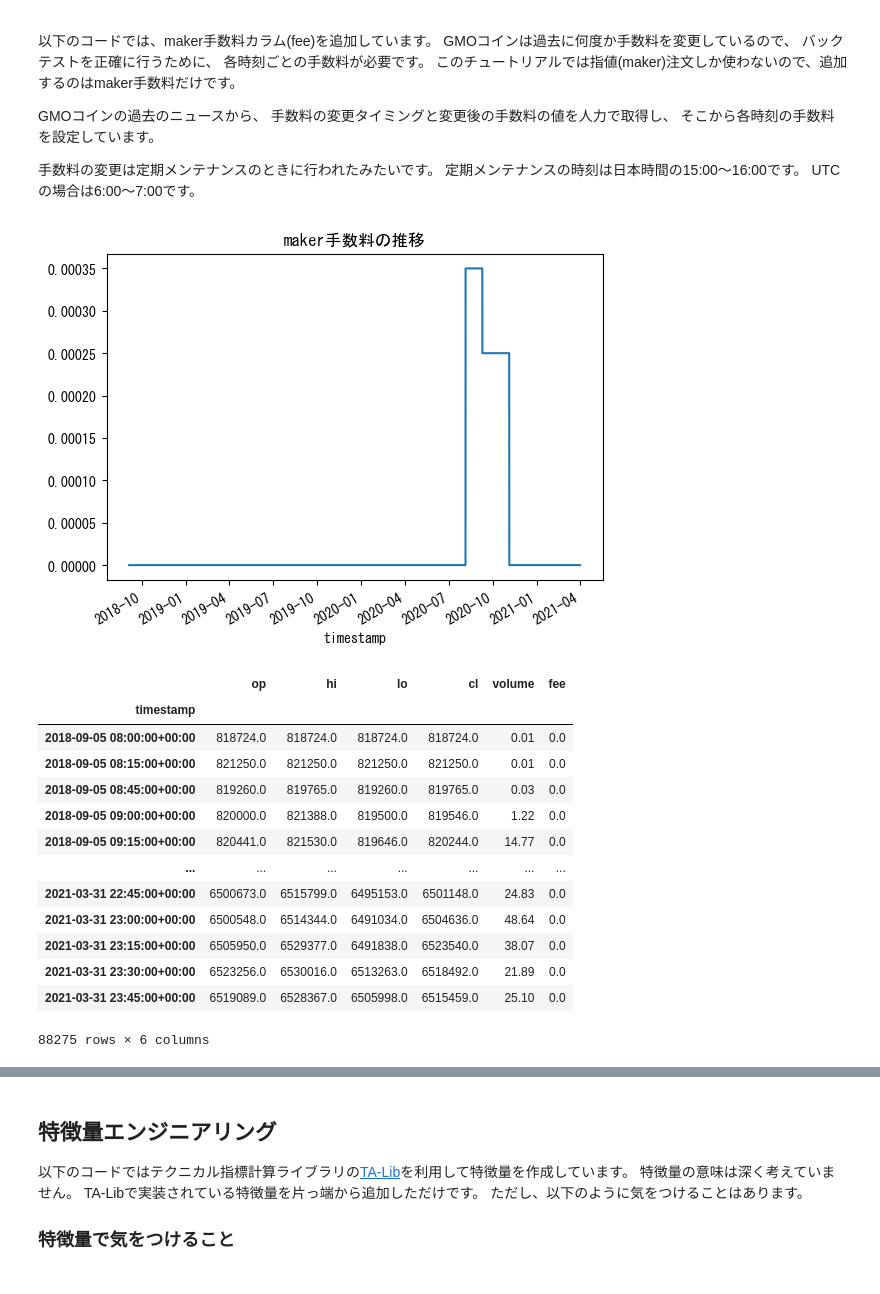
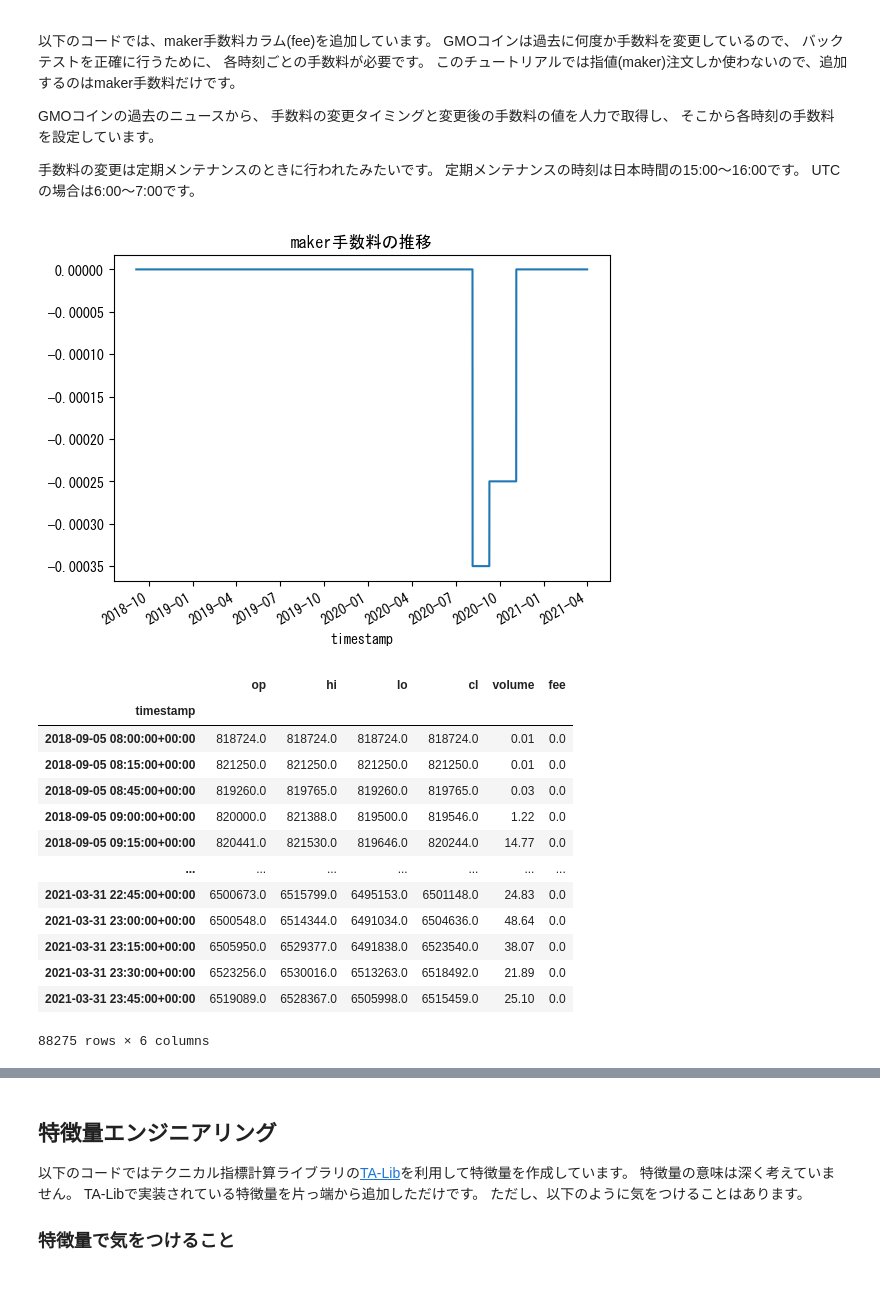
Before and after one commit to traningtrading/MLbot, a Jupyter notebook: tutorial.ipynb, the cells around one changed output, grey strips where cells are left out. Saved outputs shown, nothing was run; the diff lists cells and outputs as text; code cells hidden in the pictures.

```diff
--- a/tutorial.ipynb
+++ b/tutorial.ipynb
@@ -185,40 +183,40 @@ maker_fee_history = [
         # https://coin.z.com/jp/news/2020/08/6482/
         # 変更時刻が記載されていないが、定期メンテナンス後と仮定
         'changed_at': '2020/08/05 06:00:00Z',
-        'maker_fee': 0.00035
+        'maker_fee': -0.00035
     },
     {
         # https://coin.z.com/jp/news/2020/08/6541/
         'changed_at': '2020/09/09 06:00:00Z',
-        'maker_fee': 0.00025
+        'maker_fee': -0.00025
     },
     {
         # https://coin.z.com/jp/news/2020/10/6686/
         'changed_at': '2020/11/04 06:00:00Z',
         'maker_fee': 0.0
     },
 ]
 
-df = pd.read_pickle('df_ohlcv.pkl')
+df = pd.read_pickle('ohlcv/df_ohlcv.pkl')
 df = df[df.index < pd.to_datetime('2021-04-01 00:00:00Z')]
 
 
 # 初期の手数料
 # https://web.archive.org/web/20180930223704/
 # https://coin.z.com/jp/corp/guide/fees/
 df['fee'] = 0.0
 
 for config in maker_fee_history:
     df.loc[pd.to_datetime(config['changed_at']) <= df.index, 'fee'] = config['maker_fee']
 
 df['fee'].plot()
 plt.title('maker手数料の推移')
 plt.show()
 
 display(df)
-df.to_pickle('df_ohlcv_with_fee.pkl')
+df.to_pickle('ohlcv/df_ohlcv_with_fee.pkl')
 # %% [output]
-[figure, old version]
+[figure, new version]
 |  | op | hi | lo | cl | volume | fee |
 | timestamp |  |  |  |  |  |  |
 | 2018-09-05 08:00:00+00:00 | 818724.0 | 818724.0 | 818724.0 | 818724.0 | 0.01 | 0.0 |
```
Also changed, not shown: parts of 8 cells of this notebook, 2 other files.
